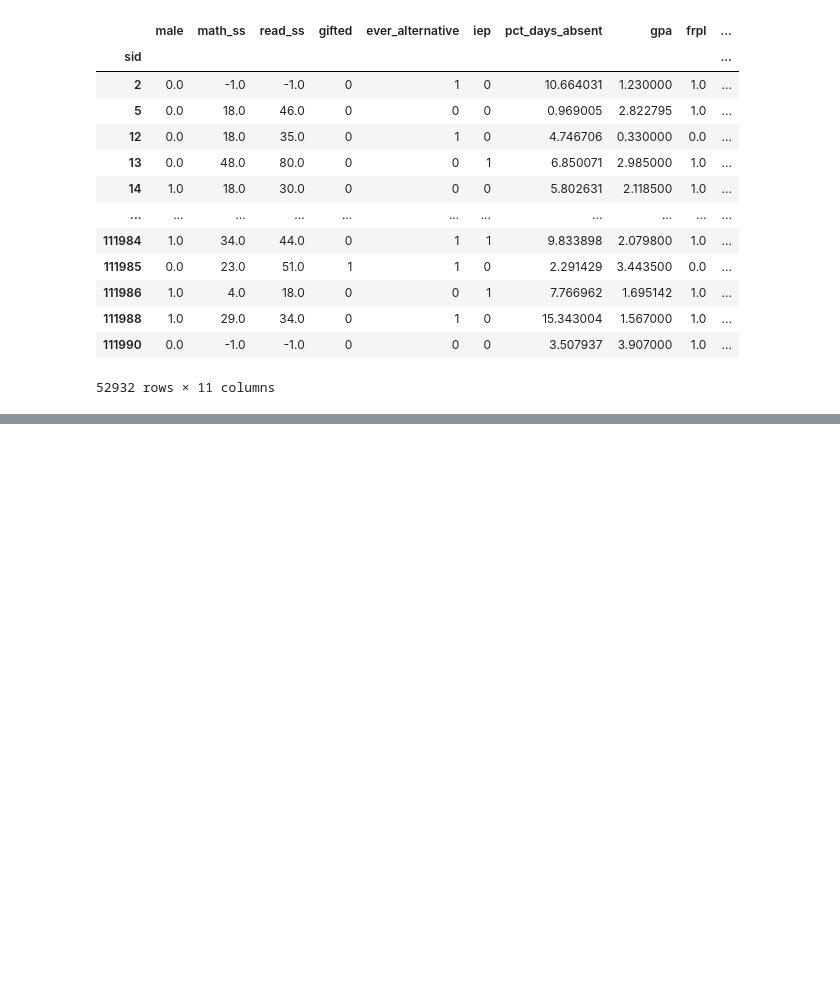
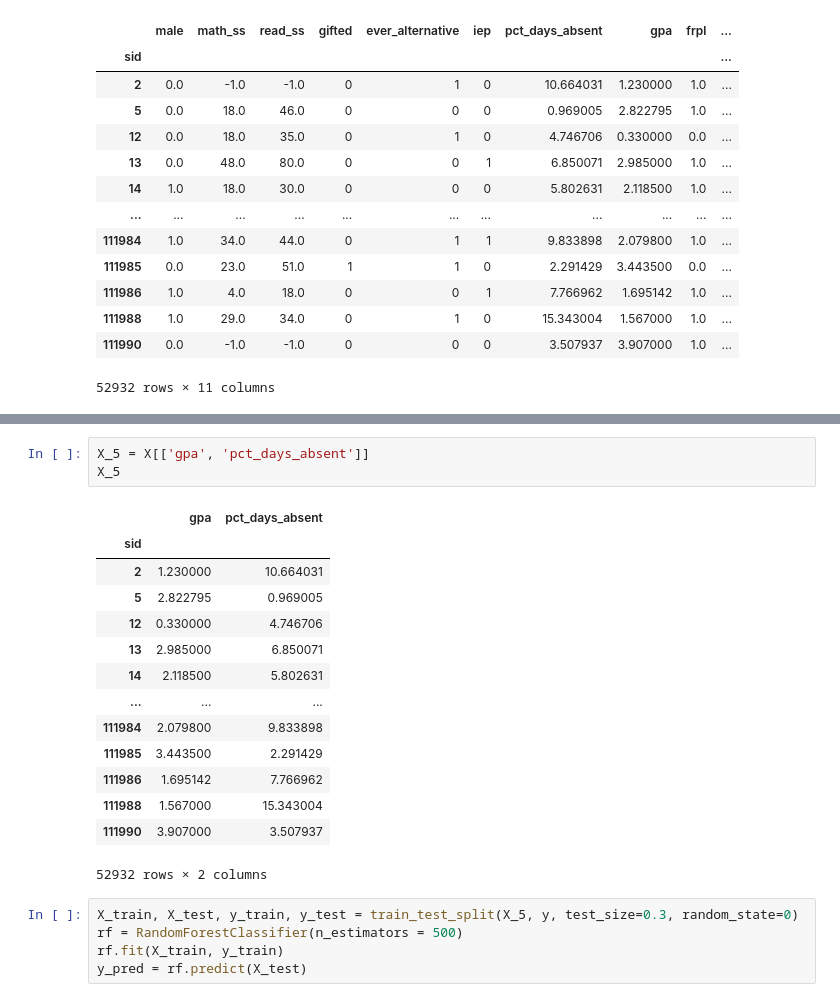
Before and after one commit to smileyfresh/dropout_predicting, a Jupyter notebook: 9th Grade Dropout Predictor.ipynb, the cells around one changed output, grey strips where cells are left out. Drawn from its saved outputs; the diff is of its cells as text; blank space fills up the shorter version.

```diff
--- a/9th Grade Dropout Predictor.ipynb
+++ b/9th Grade Dropout Predictor.ipynb
@@ -280,0 +325,23 @@ X
+# %%
+X_5 = X[['gpa', 'pct_days_absent']]
+X_5
+# %% [output]
+|  | gpa | pct_days_absent |
+| sid |  |  |
+| 2 | 1.230000 | 10.664031 |
+| 5 | 2.822795 | 0.969005 |
+| 12 | 0.330000 | 4.746706 |
+| 13 | 2.985000 | 6.850071 |
+| 14 | 2.118500 | 5.802631 |
+| ... | ... | ... |
+| 111984 | 2.079800 | 9.833898 |
+| 111985 | 3.443500 | 2.291429 |
+| 111986 | 1.695142 | 7.766962 |
+| 111988 | 1.567000 | 15.343004 |
+| 111990 | 3.907000 | 3.507937 |
+52932 rows × 2 columns
+# %%
+X_train, X_test, y_train, y_test = train_test_split(X_5, y, test_size=0.3, random_state=0)
+rf = RandomForestClassifier(n_estimators = 500)
+rf.fit(X_train, y_train)
+y_pred = rf.predict(X_test)
```
Also changed, not shown: parts of 20 cells of this notebook, 2 other files.
